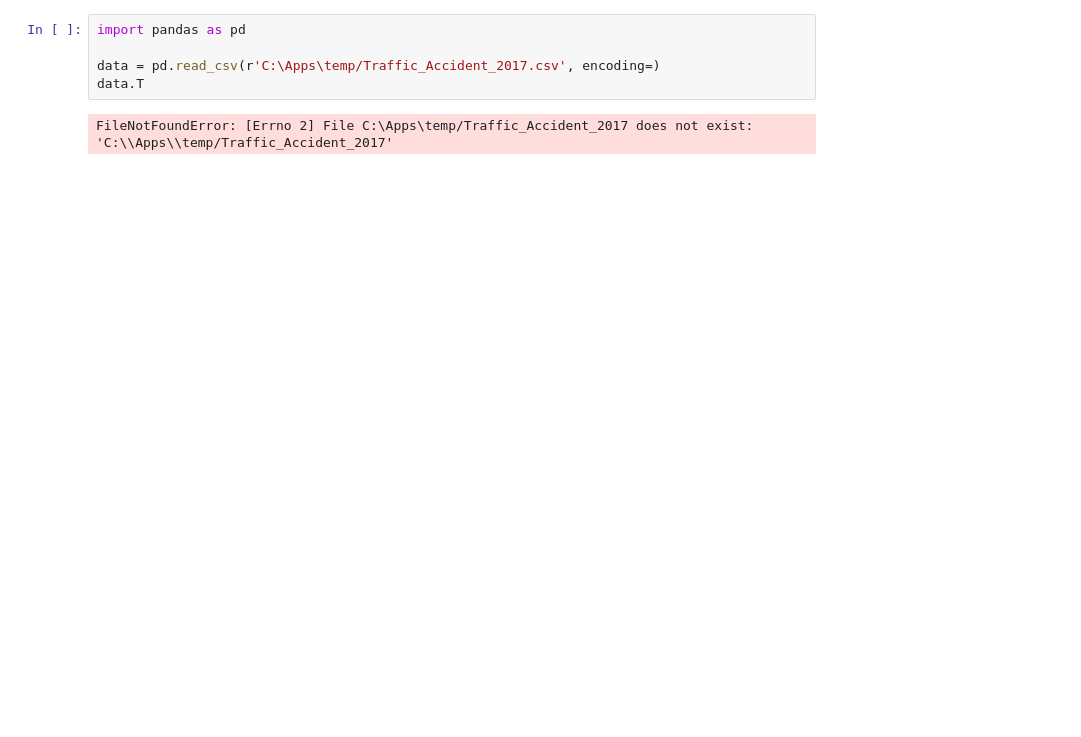
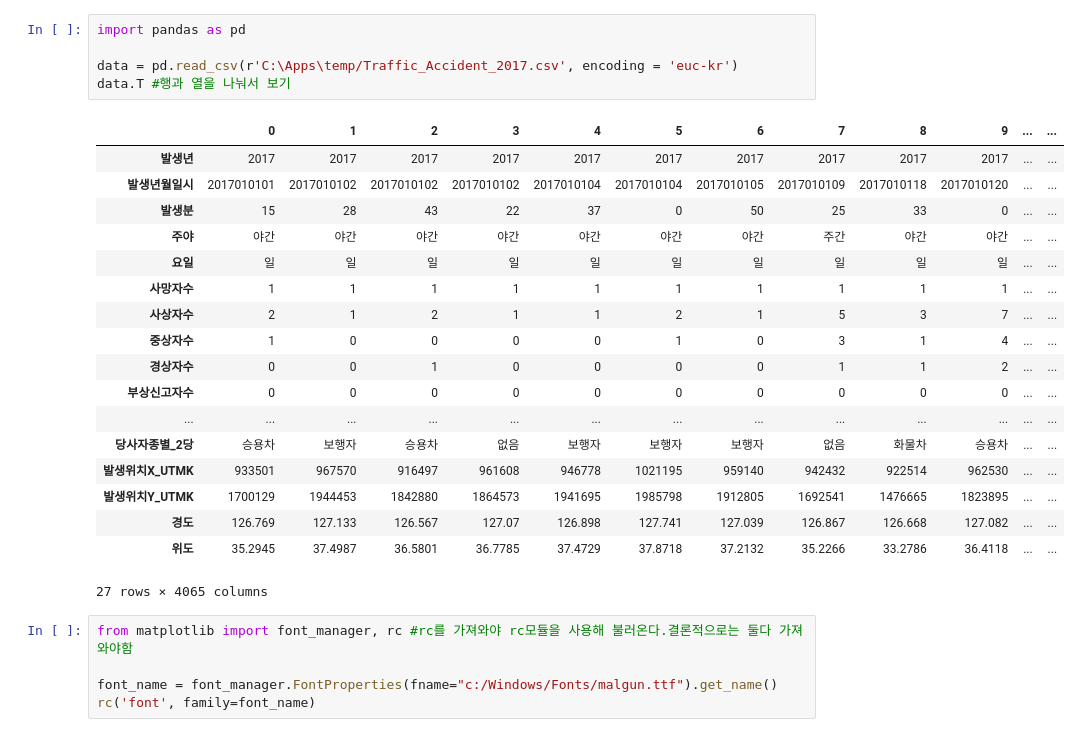
Before and after one commit to Sanghun2/Todays-study, a Jupyter notebook: 머신러닝 - pandas사용 예제.ipynb, the cells around one changed output. Drawn from its saved outputs; the diff is of its cells as text; blank space fills up the shorter version.

```diff
--- a/머신러닝 - pandas사용 예제.ipynb
+++ b/머신러닝 - pandas사용 예제.ipynb
@@ -1,10 +1,32 @@
 # %%
 import pandas as pd
 
-data = pd.read_csv(r'C:\Apps\temp/Traffic_Accident_2017.csv', encoding=)
-data.T
+data = pd.read_csv(r'C:\Apps\temp/Traffic_Accident_2017.csv', encoding = 'euc-kr')
+data.T #행과 열을 나눠서 보기
 # %% [output]
+|  | 0 | 1 | 2 | 3 | 4 | 5 | 6 | 7 | 8 | 9 | ... | ... |
+| 발생년 | 2017 | 2017 | 2017 | 2017 | 2017 | 2017 | 2017 | 2017 | 2017 | 2017 | ... | ... |
+| 발생년월일시 | 2017010101 | 2017010102 | 2017010102 | 2017010102 | 2017010104 | 2017010104 | 2017010105 | 2017010109 | 2017010118 | 2017010120 | ... | ... |
+| 발생분 | 15 | 28 | 43 | 22 | 37 | 0 | 50 | 25 | 33 | 0 | ... | ... |
+| 주야 | 야간 | 야간 | 야간 | 야간 | 야간 | 야간 | 야간 | 주간 | 야간 | 야간 | ... | ... |
+| 요일 | 일 | 일 | 일 | 일 | 일 | 일 | 일 | 일 | 일 | 일 | ... | ... |
+| 사망자수 | 1 | 1 | 1 | 1 | 1 | 1 | 1 | 1 | 1 | 1 | ... | ... |
+| 사상자수 | 2 | 1 | 2 | 1 | 1 | 2 | 1 | 5 | 3 | 7 | ... | ... |
+| 중상자수 | 1 | 0 | 0 | 0 | 0 | 1 | 0 | 3 | 1 | 4 | ... | ... |
+| 경상자수 | 0 | 0 | 1 | 0 | 0 | 0 | 0 | 1 | 1 | 2 | ... | ... |
+| 부상신고자수 | 0 | 0 | 0 | 0 | 0 | 0 | 0 | 0 | 0 | 0 | ... | ... |
+| ... | ... | ... | ... | ... | ... | ... | ... | ... | ... | ... | ... | ... |
+| 당사자종별_2당 | 승용차 | 보행자 | 승용차 | 없음 | 보행자 | 보행자 | 보행자 | 없음 | 화물차 | 승용차 | ... | ... |
+| 발생위치X_UTMK | 933501 | 967570 | 916497 | 961608 | 946778 | 1021195 | 959140 | 942432 | 922514 | 962530 | ... | ... |
+| 발생위치Y_UTMK | 1700129 | 1944453 | 1842880 | 1864573 | 1941695 | 1985798 | 1912805 | 1692541 | 1476665 | 1823895 | ... | ... |
+| 경도 | 126.769 | 127.133 | 126.567 | 127.07 | 126.898 | 127.741 | 127.039 | 126.867 | 126.668 | 127.082 | ... | ... |
+| 위도 | 35.2945 | 37.4987 | 36.5801 | 36.7785 | 37.4729 | 37.8718 | 37.2132 | 35.2266 | 33.2786 | 36.4118 | ... | ... |
-FileNotFoundError: [Errno 2] File C:\Apps\temp/Traffic_Accident_2017 does not exist: 'C:\\Apps\\temp/Traffic_Accident_2017'
+27 rows × 4065 columns
+# %%
+from matplotlib import font_manager, rc #rc를 가져와야 rc모듈을 사용해 불러온다.결론적으로는 둘다 가져와야함
+
+font_name = font_manager.FontProperties(fname="c:/Windows/Fonts/malgun.ttf").get_name()
+rc('font', family=font_name)
 # %%
 # data['요일'].value_counts()
 
```
Also changed, not shown: parts of 7 cells of this notebook.
